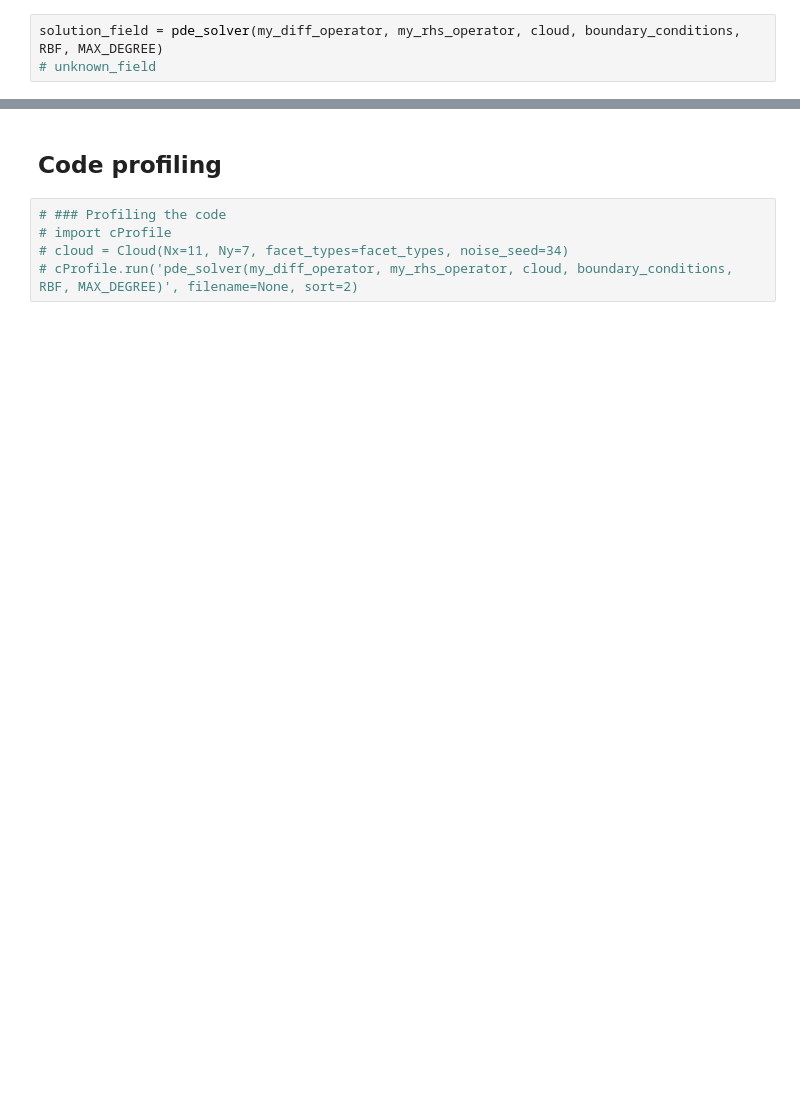
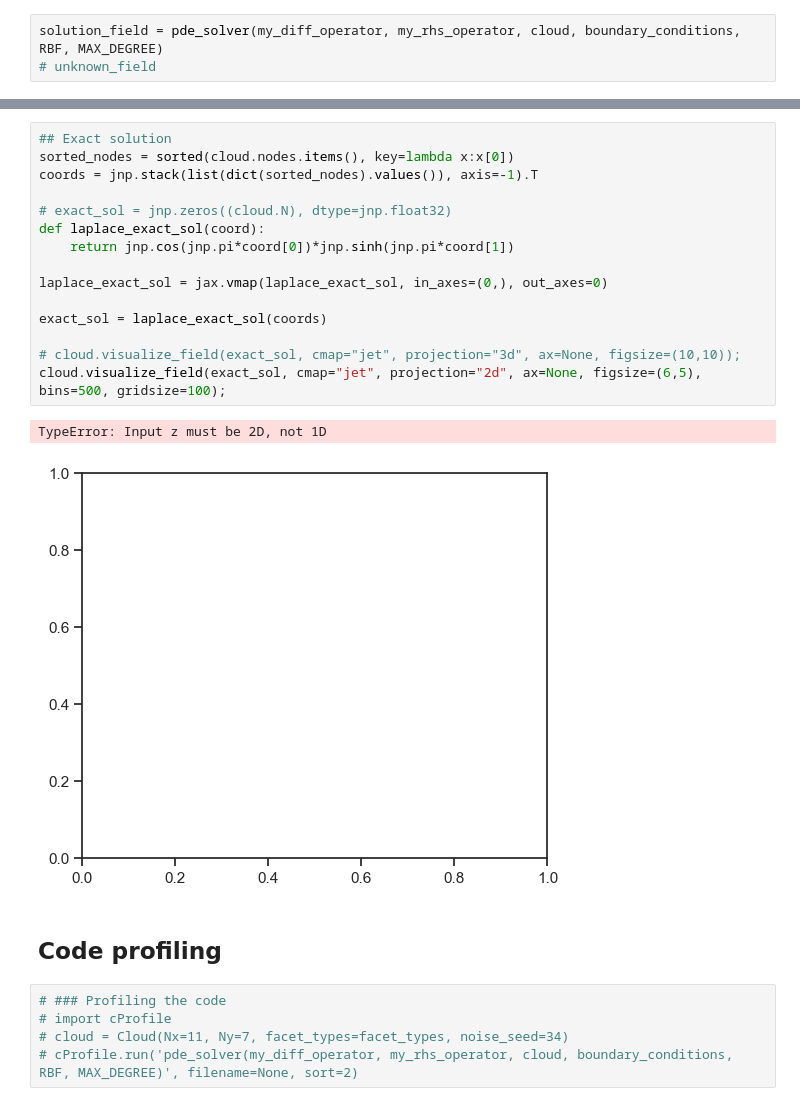
Before and after one commit to ddrous/Updes, a Jupyter notebook: examples/direct-adjoint-looping/05_poisson_rbf_with_updec.ipynb, the cells around one changed output, grey strips where cells are left out. Saved outputs shown, nothing was run; the diff lists cells and outputs as text; blank space fills up the shorter version.

```diff
--- a/examples/direct-adjoint-looping/05_poisson_rbf_with_updec.ipynb
+++ b/examples/direct-adjoint-looping/05_poisson_rbf_with_updec.ipynb
@@ -91,3 +96,21 @@ cloud.visualize_field(solution_field, cmap="jet", projection="3d", ax=None, figs
+# %%
+## Exact solution
+sorted_nodes = sorted(cloud.nodes.items(), key=lambda x:x[0])
+coords = jnp.stack(list(dict(sorted_nodes).values()), axis=-1).T
+
+# exact_sol = jnp.zeros((cloud.N), dtype=jnp.float32)
+def laplace_exact_sol(coord):
+    return jnp.cos(jnp.pi*coord[0])*jnp.sinh(jnp.pi*coord[1])
+
+laplace_exact_sol = jax.vmap(laplace_exact_sol, in_axes=(0,), out_axes=0)
+
+exact_sol = laplace_exact_sol(coords)
+
+# cloud.visualize_field(exact_sol, cmap="jet", projection="3d", ax=None, figsize=(10,10));
+cloud.visualize_field(exact_sol, cmap="jet", projection="2d", ax=None, figsize=(6,5), bins=500, gridsize=100);
+# %% [output]
+TypeError: Input z must be 2D, not 1D
+[figure, added]
 # %% [markdown]
 ## Code profiling
 # %%
```
Also changed, not shown: parts of 3 cells of this notebook, 1 other file.
